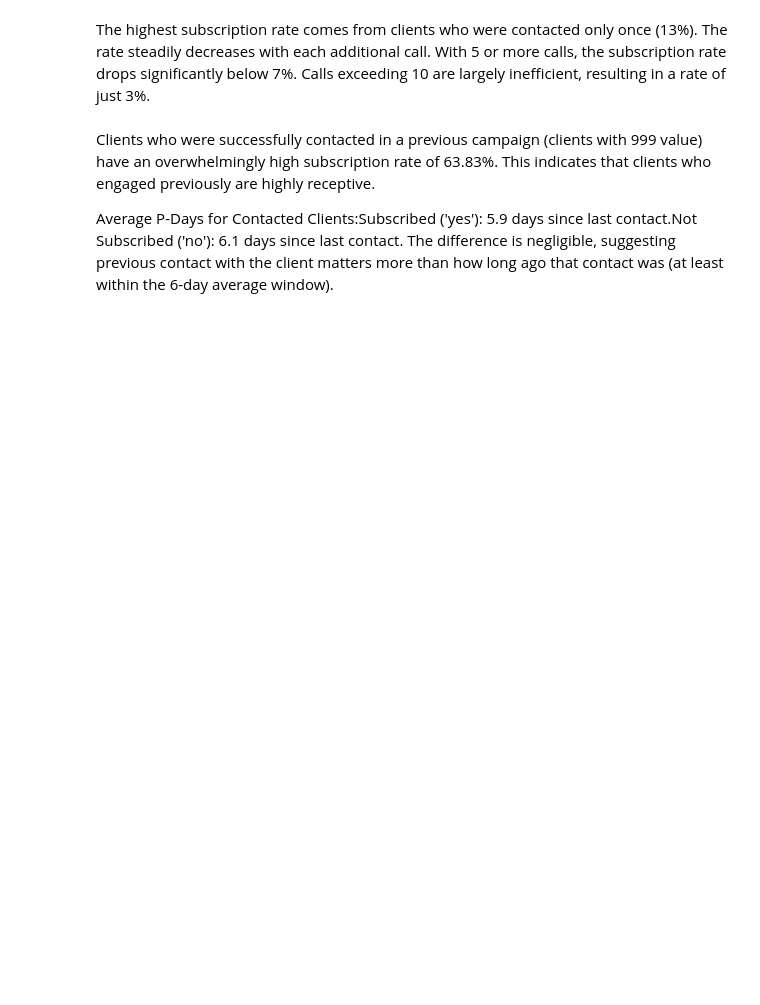
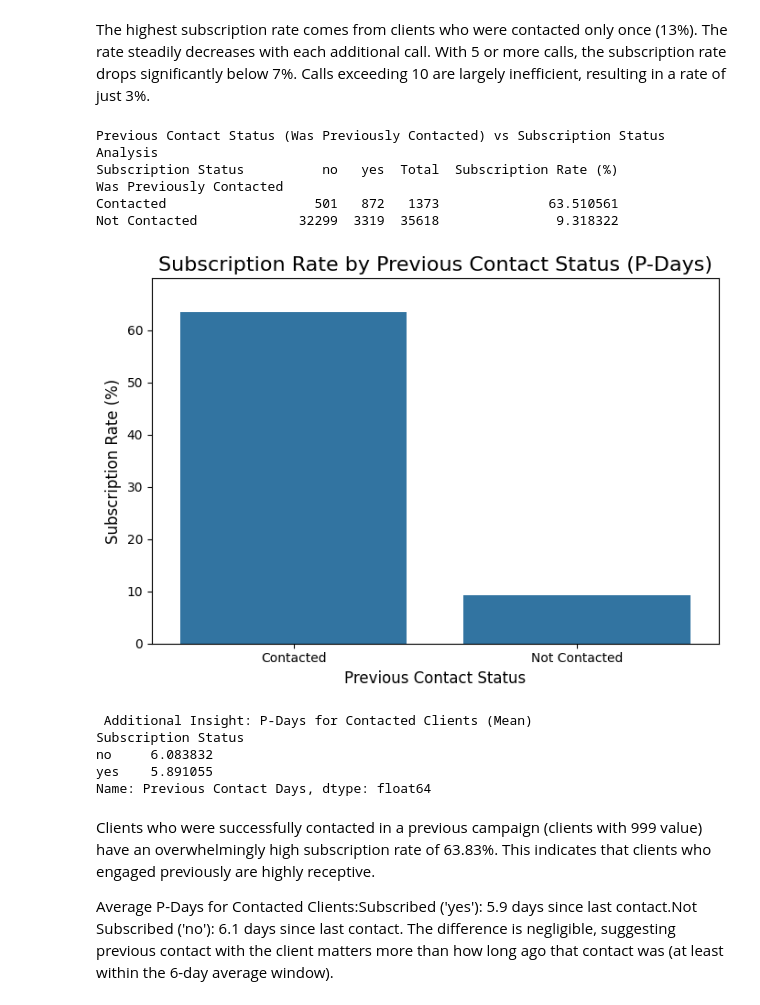
Before and after one commit to kjjuan/doo-koo-thong, a Jupyter notebook: egt309/notebooks/eda.ipynb, the cells around one changed output. Drawn from its saved outputs; the diff is of its cells as text; code cells hidden in the pictures; blank space fills up the shorter version.

```diff
--- a/egt309/notebooks/eda.ipynb
+++ b/egt309/notebooks/eda.ipynb
@@ -778,42 +825,54 @@ The highest subscription rate comes from clients who were contacted only once (1
 #Previous Contact Days
 
 # Indicate '999' means client was not contacted
-df_filled['Was Previously Contacted'] = df_filled['Previous Contact Days'].apply(
+df_cleaned['Was Previously Contacted'] = df_cleaned['Previous Contact Days'].apply(
     lambda x: 'Not Contacted' if x == 999 else 'Contacted'
 )
 
 # Previous Contact Days Category EDA
 feature_col_pd = 'Was Previously Contacted'
 print(f"Previous Contact Status ({feature_col_pd}) vs {target_col} Analysis")
 
 # Calculation
-pdays_category_analysis = df_filled.groupby([feature_col_pd, target_col]).size().unstack(fill_value=0)
+pdays_category_analysis = df_cleaned.groupby([feature_col_pd, target_col]).size().unstack(fill_value=0)
 pdays_category_analysis['Total'] = pdays_category_analysis['no'] + pdays_category_analysis['yes']
 if 'yes' in pdays_category_analysis.columns:
     pdays_category_analysis['Subscription Rate (%)'] = (pdays_category_analysis['yes'] / pdays_category_analysis['Total']) * 100
 else:
     pdays_category_analysis['Subscription Rate (%)'] = 0
 pdays_category_analysis = pdays_category_analysis.sort_values(by='Subscription Rate (%)', ascending=False)
 print(pdays_category_analysis)
 
 # Plotting
 plt.figure(figsize=(7, 5))
 sns.barplot(x=pdays_category_analysis.index, y='Subscription Rate (%)', data=pdays_category_analysis)
 plt.title('Subscription Rate by Previous Contact Status (P-Days)', fontsize=16)
 plt.xlabel('Previous Contact Status', fontsize=12)
 plt.ylabel('Subscription Rate (%)', fontsize=12)
 plt.ylim(0, pdays_category_analysis['Subscription Rate (%)'].max() * 1.1)
 plt.xticks(rotation=0)
 plt.tight_layout()
 plt.savefig('pdays_category_subscription_rate.png')
 plt.show()
 
 
 # Previous Contact Days for Contacted Clients (Mean)
 print("\n Additional Insight: P-Days for Contacted Clients (Mean)")
-contacted_df = df_filled[df_filled['Was Previously Contacted'] == 'Contacted']
+contacted_df = df_cleaned[df_cleaned['Was Previously Contacted'] == 'Contacted']
 pdays_insight = contacted_df.groupby('Subscription Status')['Previous Contact Days'].mean()
 print(pdays_insight)
+# %% [output]
+Previous Contact Status (Was Previously Contacted) vs Subscription Status Analysis
+Subscription Status          no   yes  Total  Subscription Rate (%)
+Was Previously Contacted
+Contacted                   501   872   1373              63.510561
+Not Contacted             32299  3319  35618               9.318322
+[figure, added]
+ Additional Insight: P-Days for Contacted Clients (Mean)
+Subscription Status
+no     6.083832
+yes    5.891055
+Name: Previous Contact Days, dtype: float64
 # %% [markdown]
 Clients who were successfully contacted in a previous campaign (clients with 999 value) have an overwhelmingly high subscription rate of 63.83%. This indicates that clients who engaged previously are highly receptive.
 
```
Also changed, not shown: parts of 22 cells of this notebook, 8 other files.
